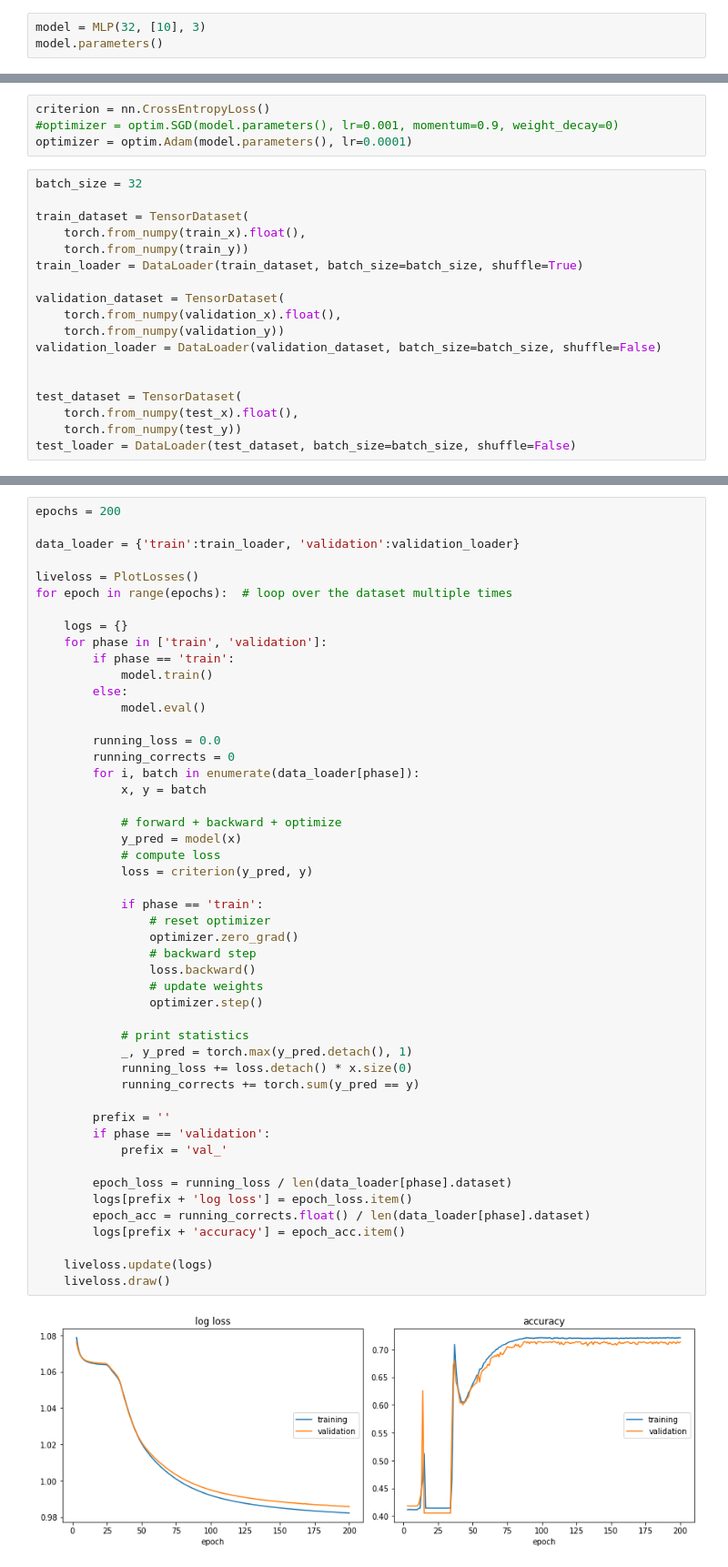
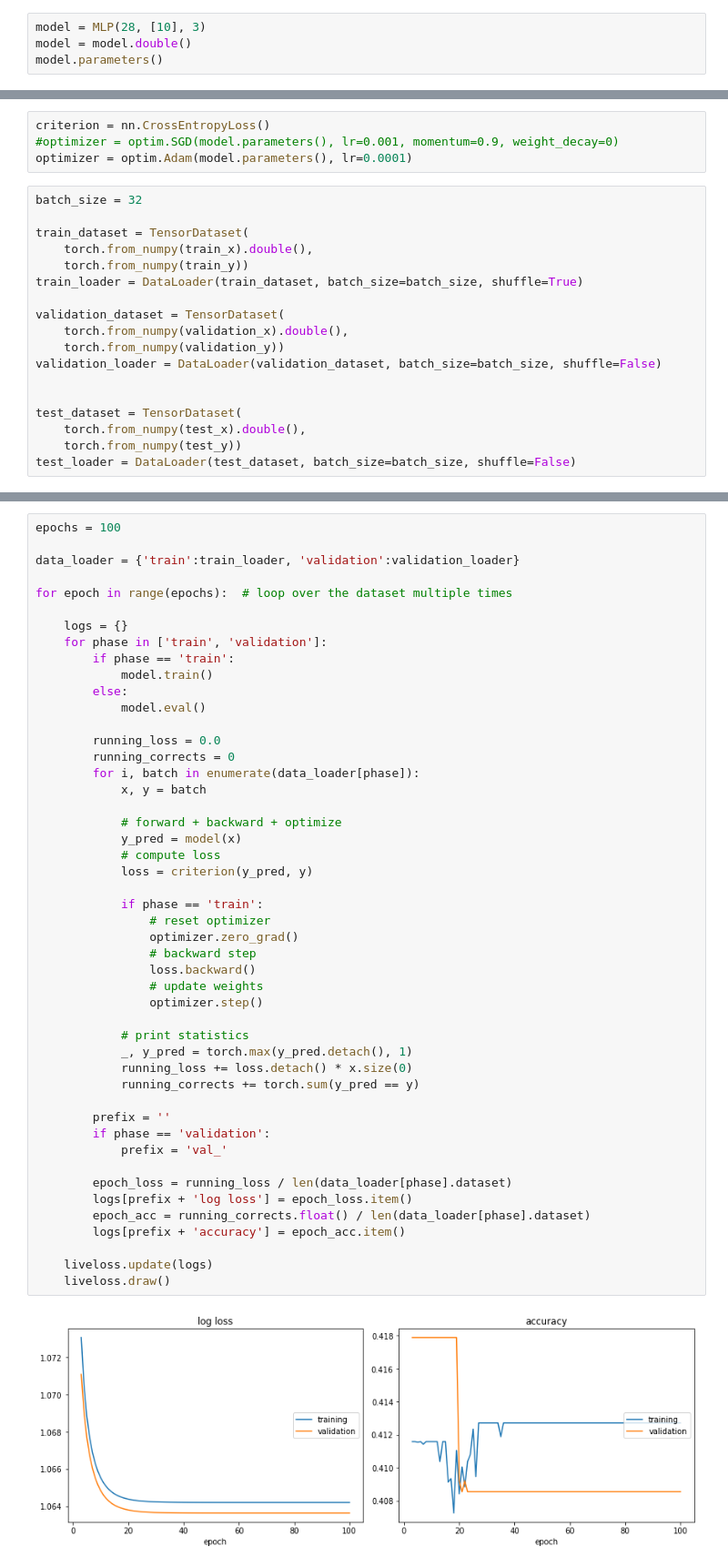
Before and after one commit to aldolipani/ICIN20_ML4N_Tutorial, a Jupyter notebook: 2 - Training and Testing an MLP.ipynb, the cells around one changed output, grey strips where cells are left out. Shown at 91% size. Drawn from its saved outputs; the diff is of its cells as text.

```diff
--- a/2 - Training and Testing an MLP.ipynb
+++ b/2 - Training and Testing an MLP.ipynb
@@ -130,7 +121,8 @@ class MLP(nn.Module):
         y = F.softmax(y)
         return y
 # %%
-model = MLP(32, [10], 3)
+model = MLP(28, [10], 3)
+model = model.double()
 model.parameters()
 # %% [output]
 [10, 3]
@@ -143,17 +135,17 @@ optimizer = optim.Adam(model.parameters(), lr=0.0001)
 batch_size = 32
 
 train_dataset = TensorDataset(
-    torch.from_numpy(train_x).float(),
+    torch.from_numpy(train_x).double(),
     torch.from_numpy(train_y))
 train_loader = DataLoader(train_dataset, batch_size=batch_size, shuffle=True)
 
 validation_dataset = TensorDataset(
-    torch.from_numpy(validation_x).float(),
+    torch.from_numpy(validation_x).double(),
     torch.from_numpy(validation_y))
 validation_loader = DataLoader(validation_dataset, batch_size=batch_size, shuffle=False)
 
 
 test_dataset = TensorDataset(
-    torch.from_numpy(test_x).float(),
+    torch.from_numpy(test_x).double(),
     torch.from_numpy(test_y))
 test_loader = DataLoader(test_dataset, batch_size=batch_size, shuffle=False)
@@ -160,9 +154,8 @@ test_loader = DataLoader(test_dataset, batch_size=batch_size, shuffle=False)
 # %%
-epochs = 200
+epochs = 100
 
 data_loader = {'train':train_loader, 'validation':validation_loader}
 
-liveloss = PlotLosses()
 for epoch in range(epochs):  # loop over the dataset multiple times
 
     logs = {}
@@ -180,32 +173,32 @@ for epoch in range(epochs):  # loop over the dataset multiple times
             # forward + backward + optimize
             y_pred = model(x)
             # compute loss
             loss = criterion(y_pred, y)
 
             if phase == 'train':
                 # reset optimizer
                 optimizer.zero_grad()
                 # backward step
                 loss.backward()
                 # update weights
                 optimizer.step()
 
             # print statistics
             _, y_pred = torch.max(y_pred.detach(), 1)
             running_loss += loss.detach() * x.size(0)
             running_corrects += torch.sum(y_pred == y)
 
         prefix = ''
         if phase == 'validation':
             prefix = 'val_'
 
         epoch_loss = running_loss / len(data_loader[phase].dataset)
         logs[prefix + 'log loss'] = epoch_loss.item()
         epoch_acc = running_corrects.float() / len(data_loader[phase].dataset)
         logs[prefix + 'accuracy'] = epoch_acc.item()
 
     liveloss.update(logs)
     liveloss.draw()
 # %% [output]
-[figure, old version]
+[figure, new version]
 log loss:
```
Also changed, not shown: parts of 7 cells of this notebook, 1 other file.
